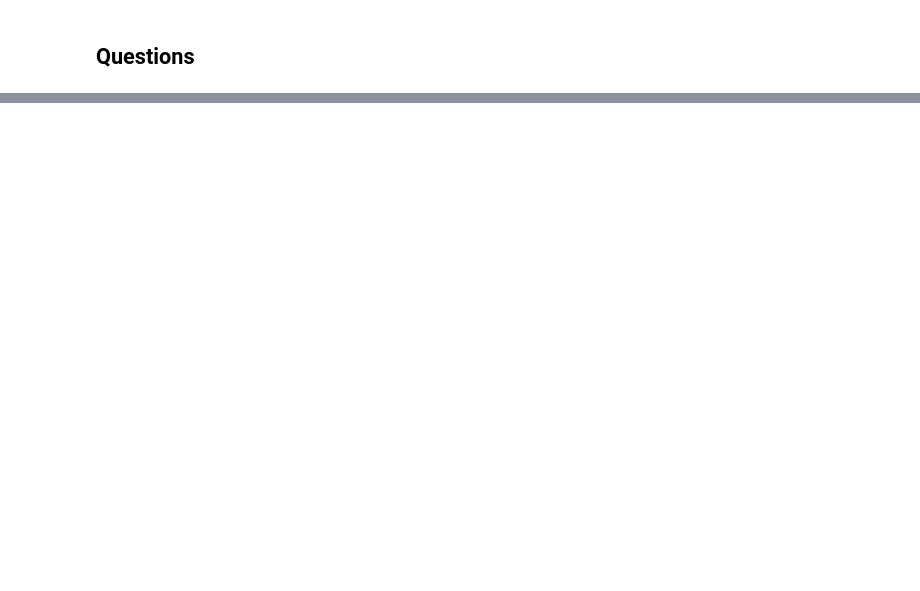
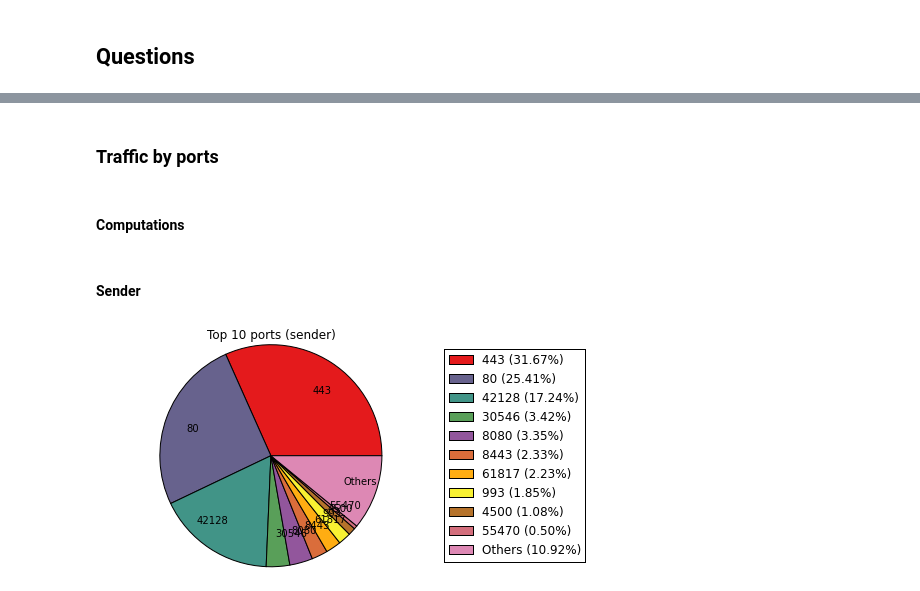
Before and after one commit to FServais/NMM-ULg-Traffic-Characterization, a Jupyter notebook: Group06 - ULg Traffic Characterization.ipynb, the cells around one changed output, grey strips where cells are left out. Saved outputs shown, nothing was run; the diff lists cells and outputs as text; code cells hidden in the pictures; blank space fills up the shorter version.

```diff
--- a/Group06 - ULg Traffic Characterization.ipynb
+++ b/Group06 - ULg Traffic Characterization.ipynb
@@ -118,0 +168,27 @@ Chunk number 5
+# %% [markdown]
+### Traffic by ports
+# %% [markdown]
+#### Computations
+# %%
+sum_bytes_sender = port_traffic_sender['bytes_tot'].sum()
+sum_bytes_receiver = port_traffic_receiver['bytes_tot'].sum()
+
+port_traffic_sender['bytes_tot_per'] = port_traffic_sender['bytes_tot'] / sum_bytes_sender
+port_traffic_receiver['bytes_tot_per'] = port_traffic_receiver['bytes_tot'] / sum_bytes_receiver
+
+top_10_sender = port_traffic_sender.sort(['bytes_tot_per'], ascending=[False])[0:10]
+top_10_receiver = port_traffic_receiver.sort(['bytes_tot_per'], ascending=[False])[0:10]
+not_top_10_sender = port_traffic_sender.sort(['bytes_tot_per'], ascending=[False])[10:]
+not_top_10_receiver = port_traffic_receiver.sort(['bytes_tot_per'], ascending=[False])[10:]
+# %% [markdown]
+#### Sender
+# %%
+port_sender_list = [int(label) for label in top_10_sender['sp'].values.tolist()]
+port_sender_list.append("Others")
+labels_sender = tuple(port_sender_list)
+values_sender = top_10_sender['bytes_tot_per'].values.tolist()
+values_sender.append(not_top_10_sender['bytes_tot_per'].sum())
+
+plot_pie(values_sender, labels_sender, "Top 10 ports (sender)")
+# %% [output]
+[figure, added]
```
Also changed, not shown: parts of 37 cells of this notebook, 2 other files.
